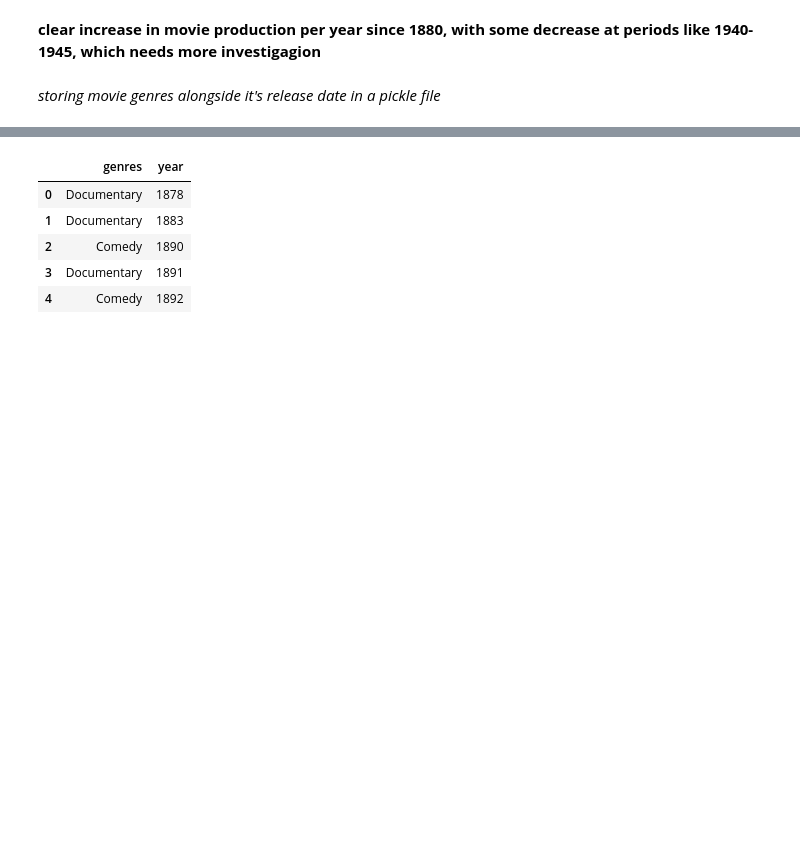
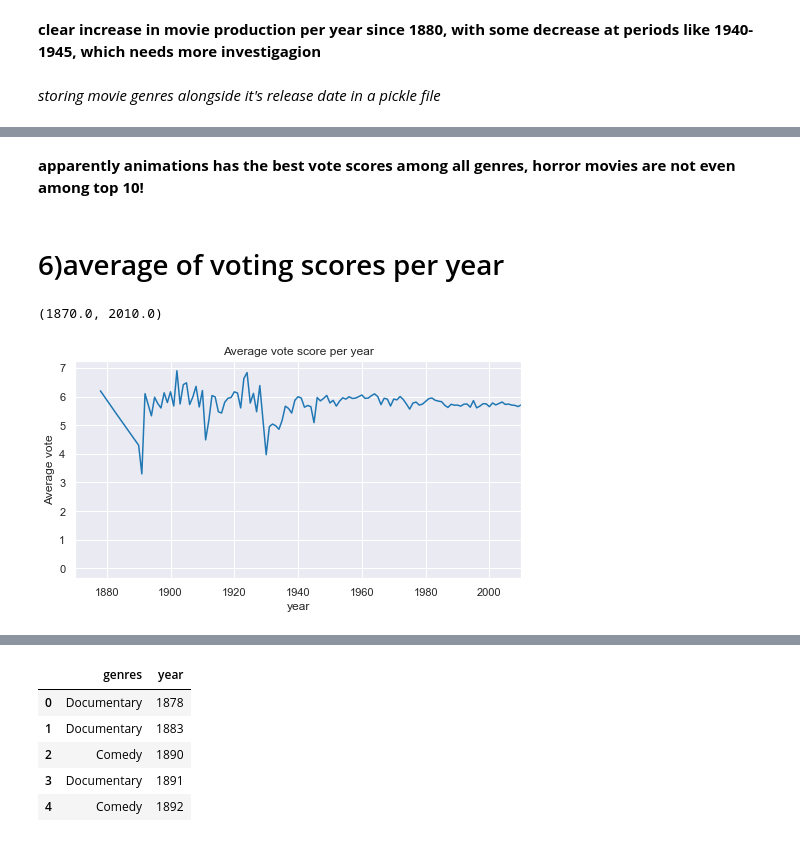
Before and after one commit to amir2520/Springboard, a Jupyter notebook: Capstone Project 1/Exploratory Data Analysis.ipynb, the cells around one changed output, grey strips where cells are left out. Saved outputs shown, nothing was run; the diff lists cells and outputs as text; code cells hidden in the pictures; blank space fills up the shorter version.

```diff
--- a/Capstone Project 1/Exploratory Data Analysis.ipynb
+++ b/Capstone Project 1/Exploratory Data Analysis.ipynb
@@ -174,0 +206,14 @@ plt.grid(True)
+# %% [markdown]
+**apparently animations has the best vote scores among all genres, horror movies are not even among top 10!**
+# %% [markdown]
+# 6)average of voting scores per year
+# %%
+vote_df.year=pd.to_datetime(vote_df.year, format='%Y')
+plt.figure(figsize=(8,4))
+vote_df.groupby(vote_df.year.dt.year)['vote_average'].mean().plot(grid=True)
+plt.ylabel('Average vote')
+plt.title('Average vote score per year')
+plt.xlim([1870, 2010])
+# %% [output]
+(1870.0, 2010.0)
+[figure, added]
```
Also changed, not shown: parts of 17 cells of this notebook.
